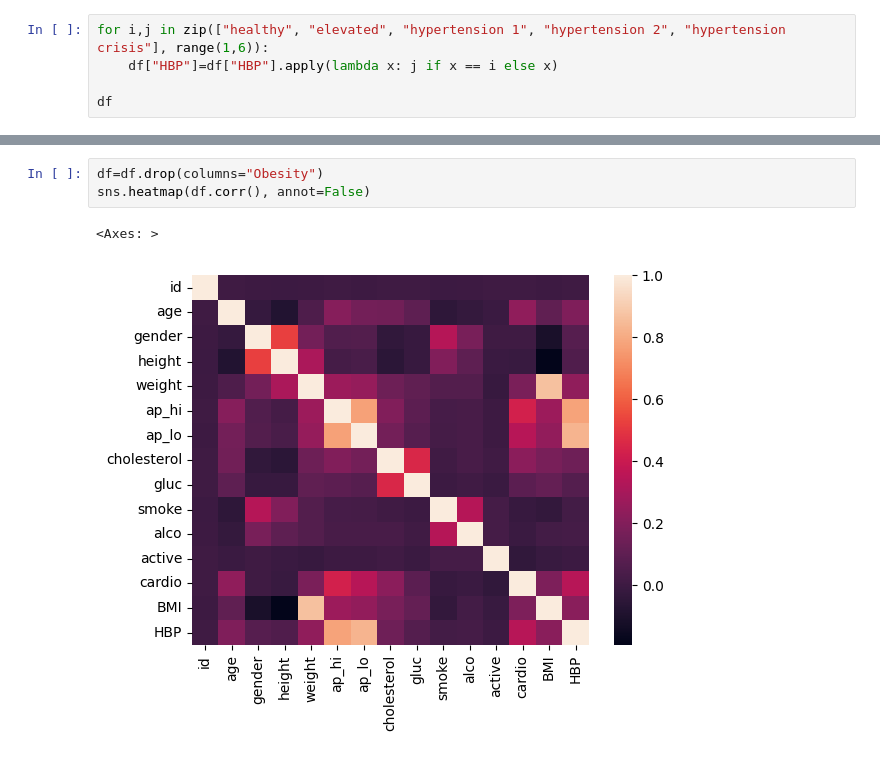
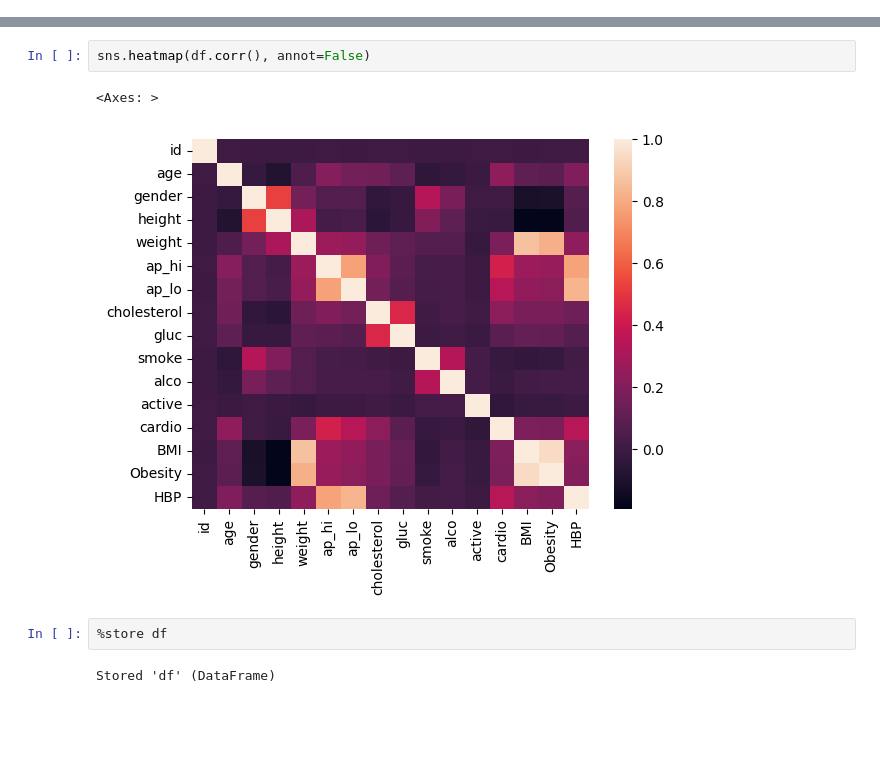
Before and after one commit to bearwinterfirth/medical, a Jupyter notebook: disease_prediction_4.ipynb, the cells around one changed output, grey strips where cells are left out. Cells and saved outputs as stored; diff of their text form; blank space fills up the shorter version.

```diff
--- a/disease_prediction_4.ipynb
+++ b/disease_prediction_4.ipynb
@@ -33,5 +32,0 @@ sns.barplot(df, x="cardio", hue="cholesterol", ax=ax[1,1])
-# %%
-for i,j in zip(["healthy", "elevated", "hypertension 1", "hypertension 2", "hypertension crisis"], range(1,6)):
-    df["HBP"]=df["HBP"].apply(lambda x: j if x == i else x)
-
-df
@@ -52,6 +49,9 @@ df
 # %%
-df=df.drop(columns="Obesity")
 sns.heatmap(df.corr(), annot=False)
 # %% [output]
 <Axes: >
-[figure, old version]
+[figure, new version]
+# %%
+%store df
+# %% [output]
+Stored 'df' (DataFrame)
```
Also changed, not shown: parts of 4 cells of this notebook, 6 other files.
